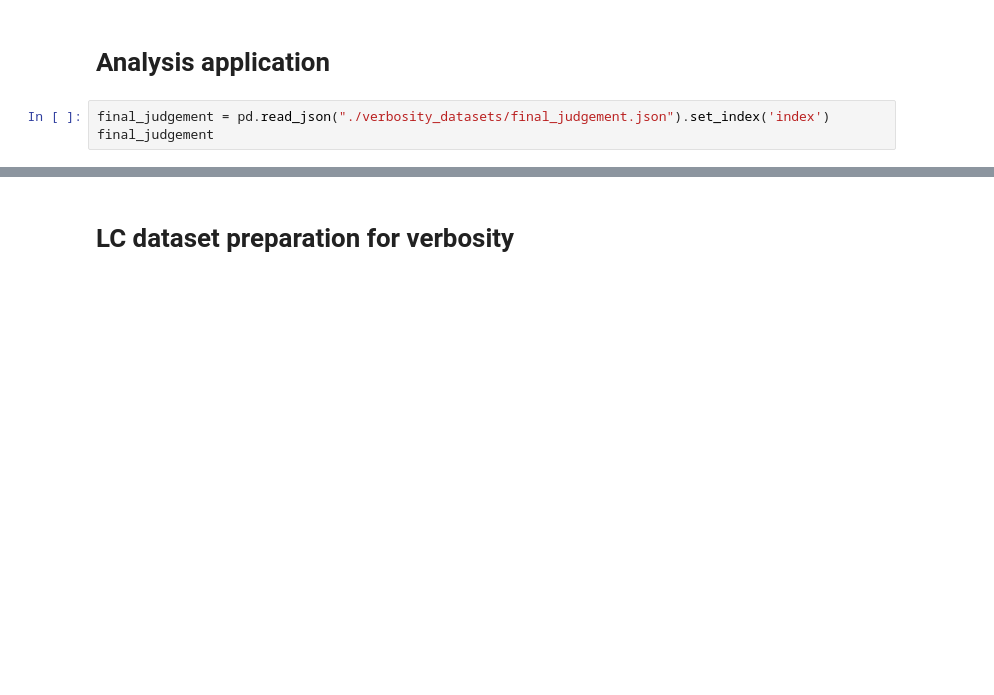
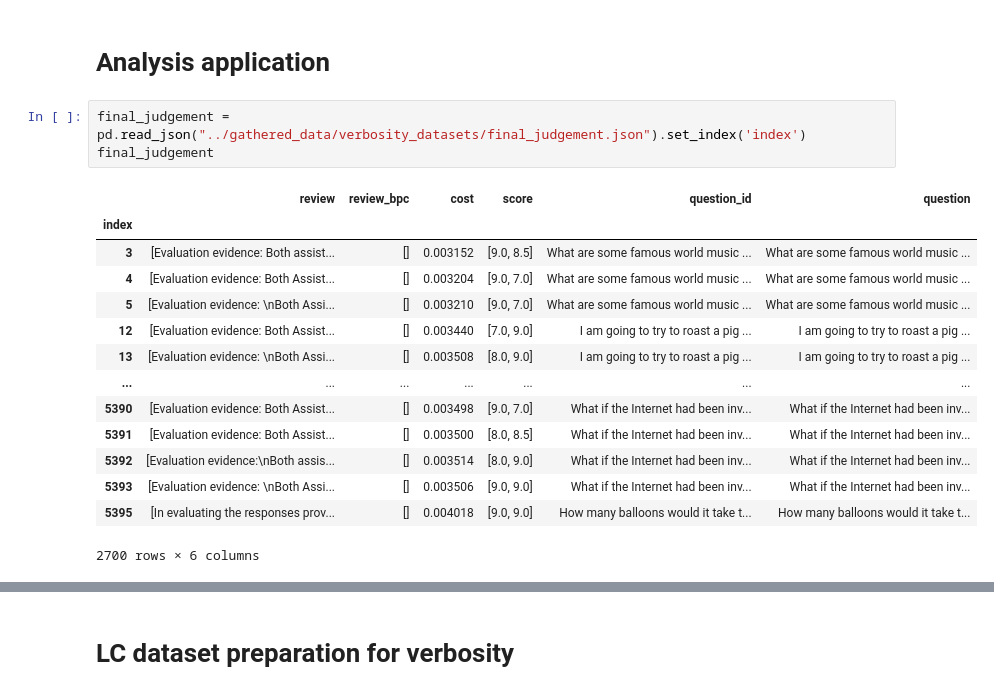
Before and after one commit to Thesis-LLM-as-a-judge-AUAS/thesis_code, a Jupyter notebook: analysis/experimental_result_analysis.ipynb, the cells around one changed output, grey strips where cells are left out. Drawn from its saved outputs; the diff is of its cells as text; blank space fills up the shorter version.

```diff
--- a/analysis/experimental_result_analysis.ipynb
+++ b/analysis/experimental_result_analysis.ipynb
@@ -1856,6 +2009,21 @@ gpt_second
 # %% [markdown]
 # Analysis application
 # %%
-final_judgement = pd.read_json("./verbosity_datasets/final_judgement.json").set_index('index')
+final_judgement = pd.read_json("../gathered_data/verbosity_datasets/final_judgement.json").set_index('index')
 final_judgement
+# %% [output]
+|  | review | review_bpc | cost | score | question_id | question |
+| index |  |  |  |  |  |  |
+| 3 | [Evaluation evidence: Both assist... | [] | 0.003152 | [9.0, 8.5] | What are some famous world music ... | What are some famous world music ... |
+| 4 | [Evaluation evidence: Both Assist... | [] | 0.003204 | [9.0, 7.0] | What are some famous world music ... | What are some famous world music ... |
+| 5 | [Evaluation evidence: \nBoth Assi... | [] | 0.003210 | [9.0, 7.0] | What are some famous world music ... | What are some famous world music ... |
+| 12 | [Evaluation evidence: Both Assist... | [] | 0.003440 | [7.0, 9.0] | I am going to try to roast a pig ... | I am going to try to roast a pig ... |
+| 13 | [Evaluation evidence: \nBoth Assi... | [] | 0.003508 | [8.0, 9.0] | I am going to try to roast a pig ... | I am going to try to roast a pig ... |
+| ... | ... | ... | ... | ... | ... | ... |
+| 5390 | [Evaluation evidence: Both Assist... | [] | 0.003498 | [9.0, 7.0] | What if the Internet had been inv... | What if the Internet had been inv... |
+| 5391 | [Evaluation evidence: Both Assist... | [] | 0.003500 | [8.0, 8.5] | What if the Internet had been inv... | What if the Internet had been inv... |
+| 5392 | [Evaluation evidence:\nBoth assis... | [] | 0.003514 | [8.0, 9.0] | What if the Internet had been inv... | What if the Internet had been inv... |
+| 5393 | [Evaluation evidence: \nBoth Assi... | [] | 0.003506 | [9.0, 9.0] | What if the Internet had been inv... | What if the Internet had been inv... |
+| 5395 | [In evaluating the responses prov... | [] | 0.004018 | [9.0, 9.0] | How many balloons would it take t... | How many balloons would it take t... |
+2700 rows × 6 columns
 # %%
```
Also changed, not shown: parts of 35 cells of this notebook.
